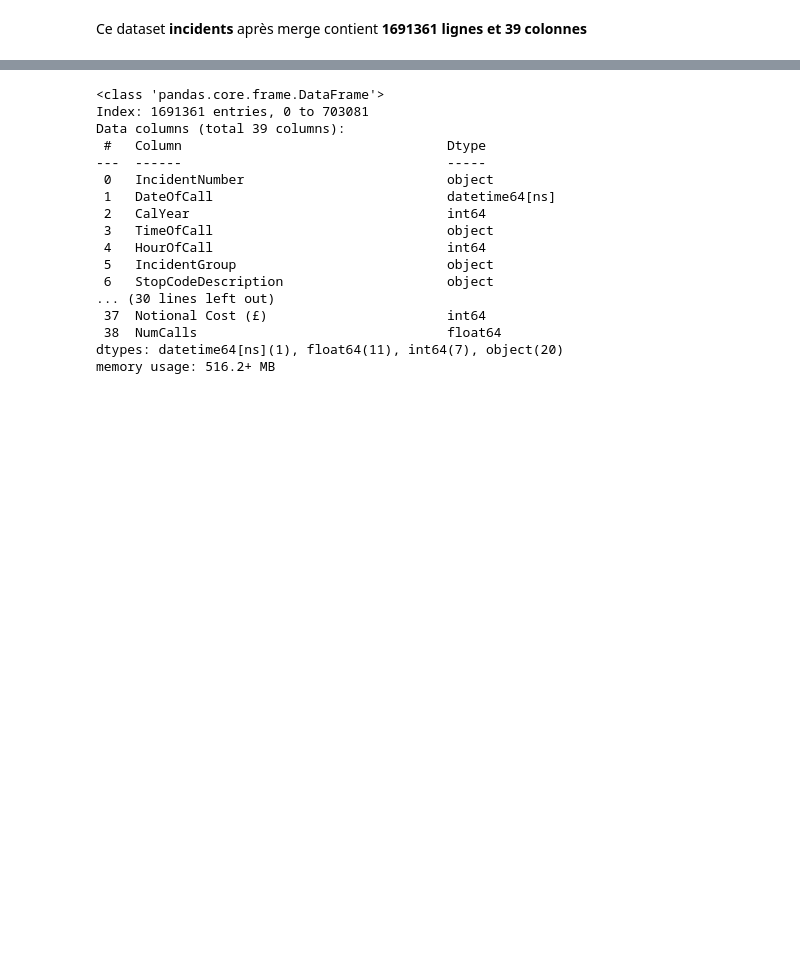
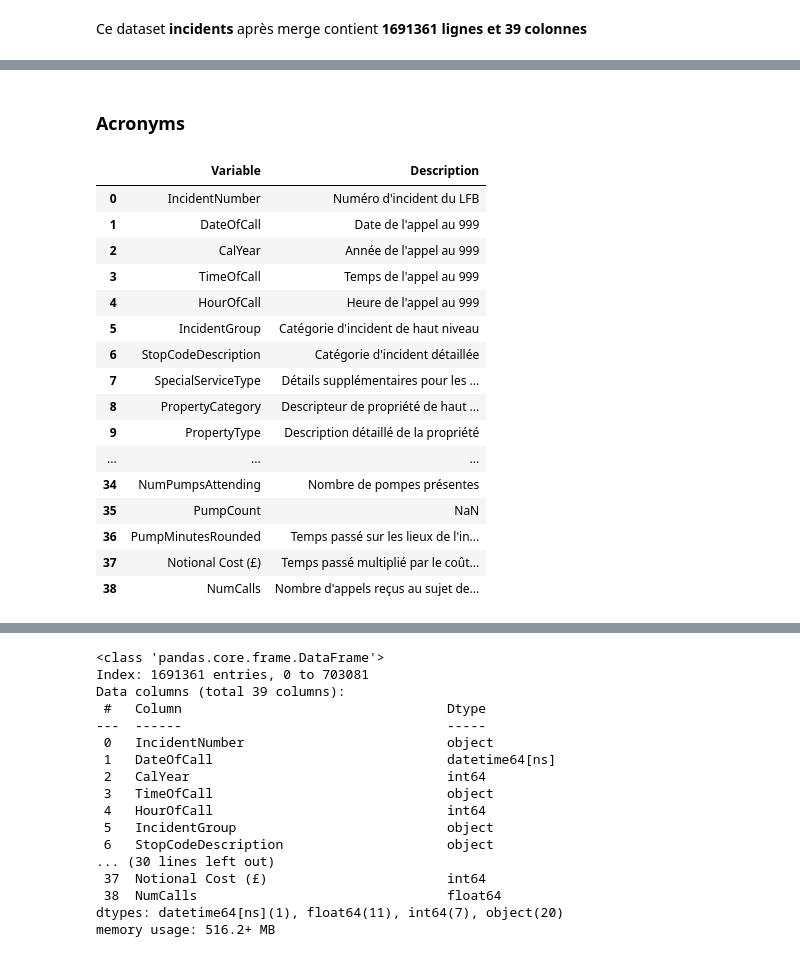
Before and after one commit to FrancescoDatascientest/Jan24_cds_Pompiers, a Jupyter notebook: notebooks/1.0-yng-initial-data-exploration.ipynb, the cells around one changed output, grey strips where cells are left out. Drawn from its saved outputs; the diff is of its cells as text; code cells hidden in the pictures; blank space fills up the shorter version.

```diff
--- a/notebooks/1.0-yng-initial-data-exploration.ipynb
+++ b/notebooks/1.0-yng-initial-data-exploration.ipynb
@@ -102,0 +65,23 @@ incidents_df.sample(3)
+# %% [markdown]
+### Acronyms
+# %%
+metadata = pd.read_excel(os.path.join(incidents_folder_path, "Metadata.xlsx"), usecols=['Column', 'Description2']).rename(columns={'Column': 'Variable', 'Description2': 'Description'})
+display(metadata)
+# %% [output]
+|  | Variable | Description |
+| 0 | IncidentNumber | Numéro d'incident du LFB |
+| 1 | DateOfCall | Date de l'appel au 999 |
+| 2 | CalYear | Année de l'appel au 999 |
+| 3 | TimeOfCall | Temps de l'appel au 999 |
+| 4 | HourOfCall | Heure de l'appel au 999 |
+| 5 | IncidentGroup | Catégorie d'incident de haut niveau |
+| 6 | StopCodeDescription | Catégorie d'incident détaillée |
+| 7 | SpecialServiceType | Détails supplémentaires pour les ... |
+| 8 | PropertyCategory | Descripteur de propriété de haut ... |
+| 9 | PropertyType | Description détaillé de la propriété |
+| ... | ... | ... |
+| 34 | NumPumpsAttending | Nombre de pompes présentes |
+| 35 | PumpCount | NaN |
+| 36 | PumpMinutesRounded | Temps passé sur les lieux de l'in... |
+| 37 | Notional Cost (£) | Temps passé multiplié par le coût... |
+| 38 | NumCalls | Nombre d'appels reçus au sujet de... |
```
Also changed, not shown: parts of 20 cells of this notebook.
